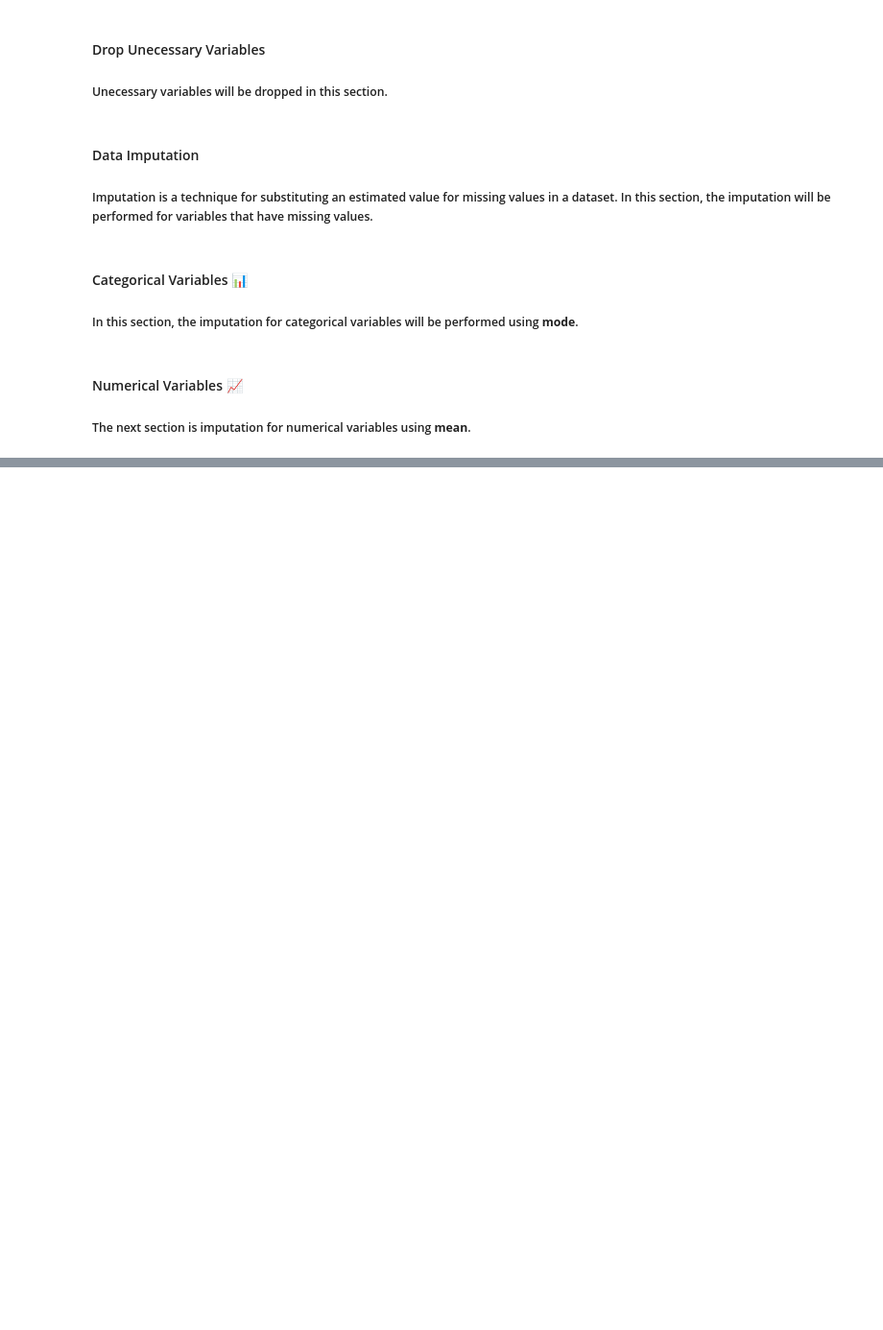
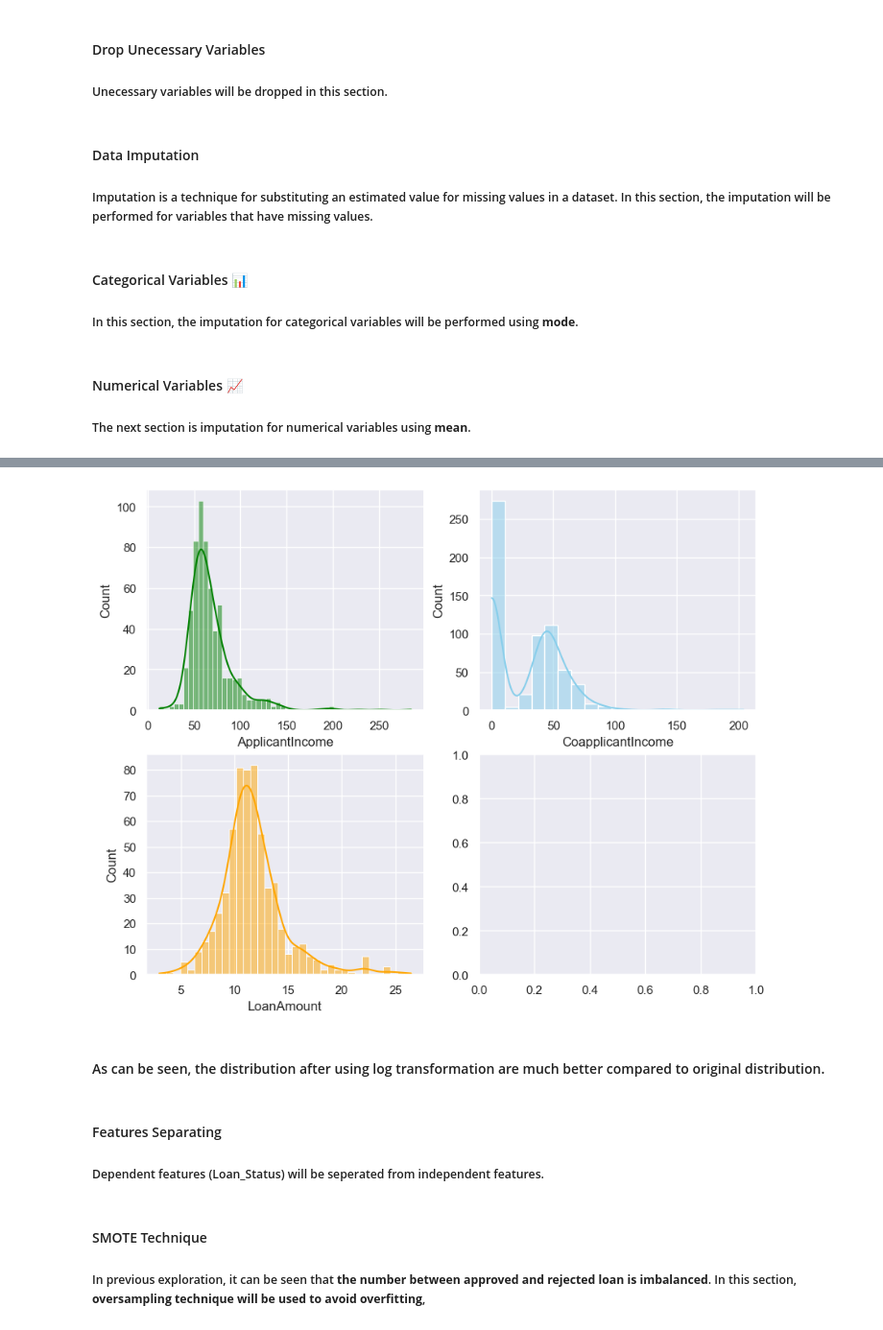
Before and after one commit to kobebaffour/machine_learning, a Jupyter notebook: Loan Prediction/loan_prediction_nm.ipynb, the cells around one changed output, grey strips where cells are left out. Shown: that part at 96% size. Drawn from its saved outputs; the diff is of its cells as text; code cells hidden in the pictures; blank space fills up the shorter version.

```diff
--- a/Loan Prediction/loan_prediction_nm.ipynb
+++ b/Loan Prediction/loan_prediction_nm.ipynb
@@ -529,0 +533,13 @@ df['LoanAmount'].fillna(df['LoanAmount'].mean(),inplace=True)
+# %%
+df = pd.get_dummies(df)
+
+# Drop columns
+df = df.drop(['Gender_Female', 'Married_No', 'Education_Not Graduate',
+              'Self_Employed_No', 'Loan_Status_N'], axis = 1)
+
+# Rename columns name
+new = {'Gender_Male': 'Gender', 'Married_Yes': 'Married',
+       'Education_Graduate': 'Education', 'Self_Employed_Yes': 'Self_Employed',
+       'Loan_Status_Y': 'Loan_Status'}
+
+df.rename(columns=new, inplace=True)
@@ -529,0 +564,20 @@ df['LoanAmount'].fillna(df['LoanAmount'].mean(),inplace=True)
+# %%
+# Square Root Transformation
+
+df.ApplicantIncome = np.sqrt(df.ApplicantIncome)
+df.CoapplicantIncome = np.sqrt(df.CoapplicantIncome)
+df.LoanAmount = np.sqrt(df.LoanAmount)
+# %%
+sns.set(style="darkgrid")
+fig, axs = plt.subplots(2, 2, figsize=(10, 8))
+
+sns.histplot(data=df, x="ApplicantIncome", kde=True, ax=axs[0, 0], color='green')
+sns.histplot(data=df, x="CoapplicantIncome", kde=True, ax=axs[0, 1], color='skyblue')
+sns.histplot(data=df, x="LoanAmount", kde=True, ax=axs[1, 0], color='orange');
+# %% [output]
+[figure, added]
+# %% [markdown]
+#### As can be seen, the distribution after using log transformation are much better compared to original distribution.
+# %% [markdown]
+#### Features Separating
+##### Dependent features (Loan_Status) will be seperated from independent features.
@@ -529,0 +587,3 @@ df['LoanAmount'].fillna(df['LoanAmount'].mean(),inplace=True)
+# %% [markdown]
+#### SMOTE Technique
+##### In previous exploration, it can be seen that **the number between approved and rejected loan is imbalanced**. In this section, **oversampling technique will be used to avoid overfitting**,
```
Also changed, not shown: parts of 15 cells of this notebook.
